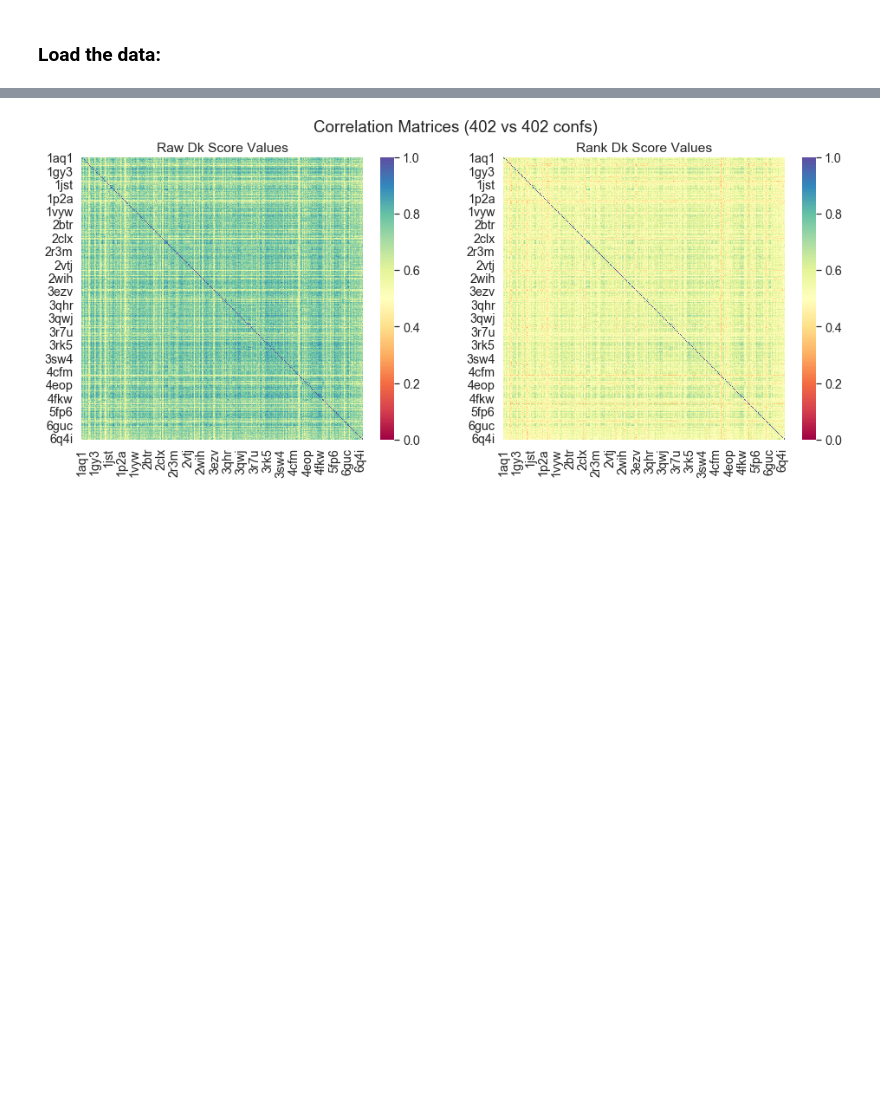
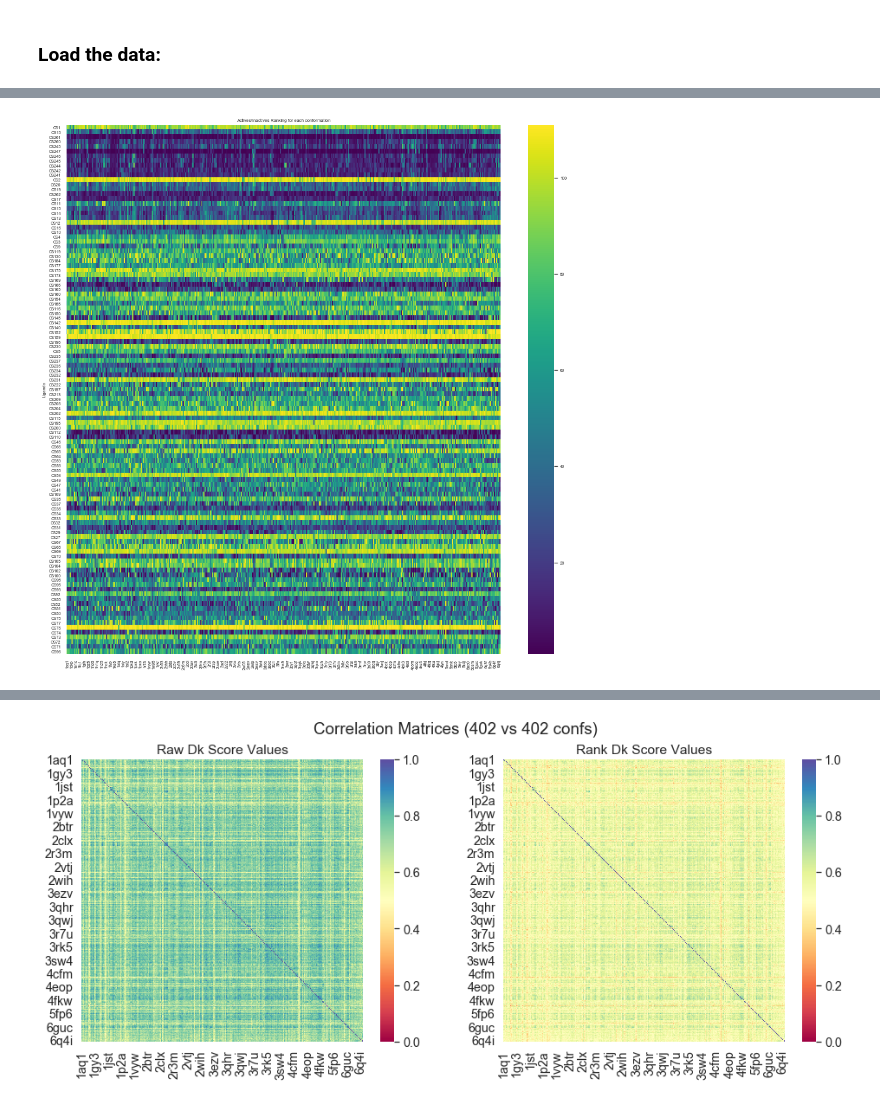
Before and after one commit to jRicciL/CDK2_notebooks, a Jupyter notebook: 6_Machine_Learning_Models/5_Conformational_Selection.ipynb, the cells around one changed output, grey strips where cells are left out. Saved outputs shown, nothing was run; the diff lists cells and outputs as text; code cells hidden in the pictures; blank space fills up the shorter version.

```diff
--- a/6_Machine_Learning_Models/5_Conformational_Selection.ipynb
+++ b/6_Machine_Learning_Models/5_Conformational_Selection.ipynb
@@ -23,0 +64,11 @@ df_test = scores_dic['CSAR']['Dk_sc']['X']
+# %%
+df_rankings = df_test.iloc[:,:-1].rank(axis = 0)
+# %%
+sns.set(font_scale=0.6)
+fig, ax1 = plt.subplots(figsize=(16, 16))
+sns.heatmap(df_rankings,
+            cmap = 'viridis', ax= ax1)\
+            .set_title('Actives/Inactives Ranking for each conformation')
+plt.show()
+# %% [output]
+[figure, added]
```
Also changed, not shown: parts of 10 cells of this notebook.
